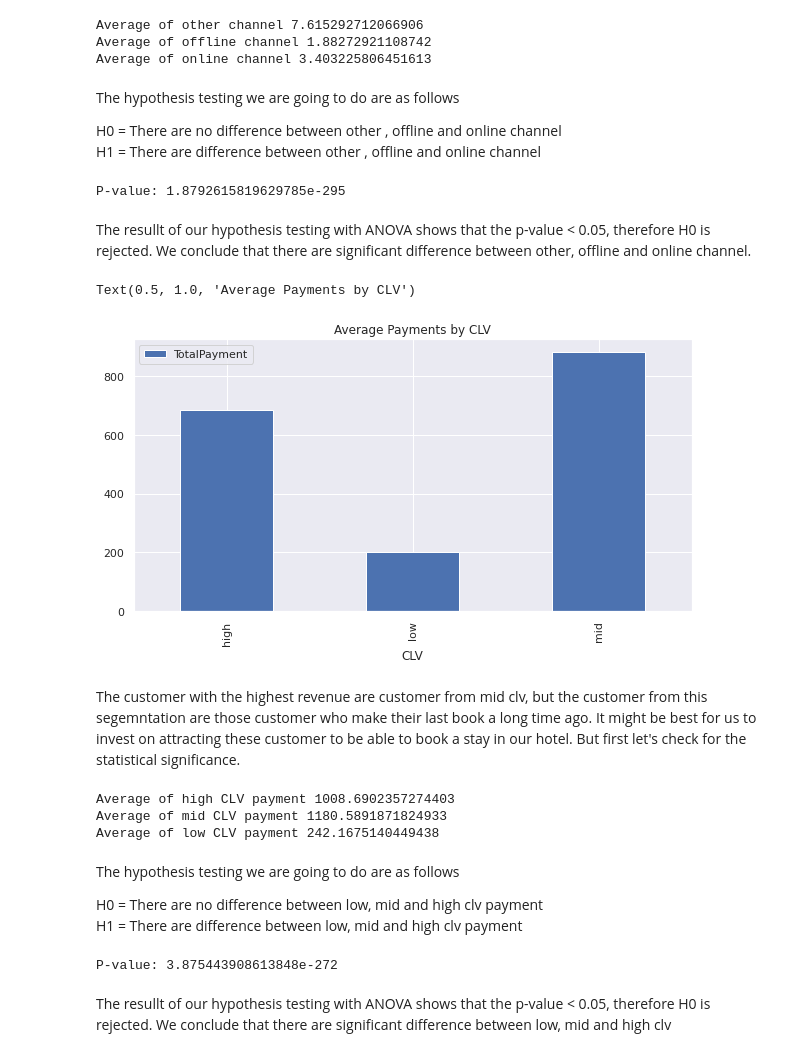
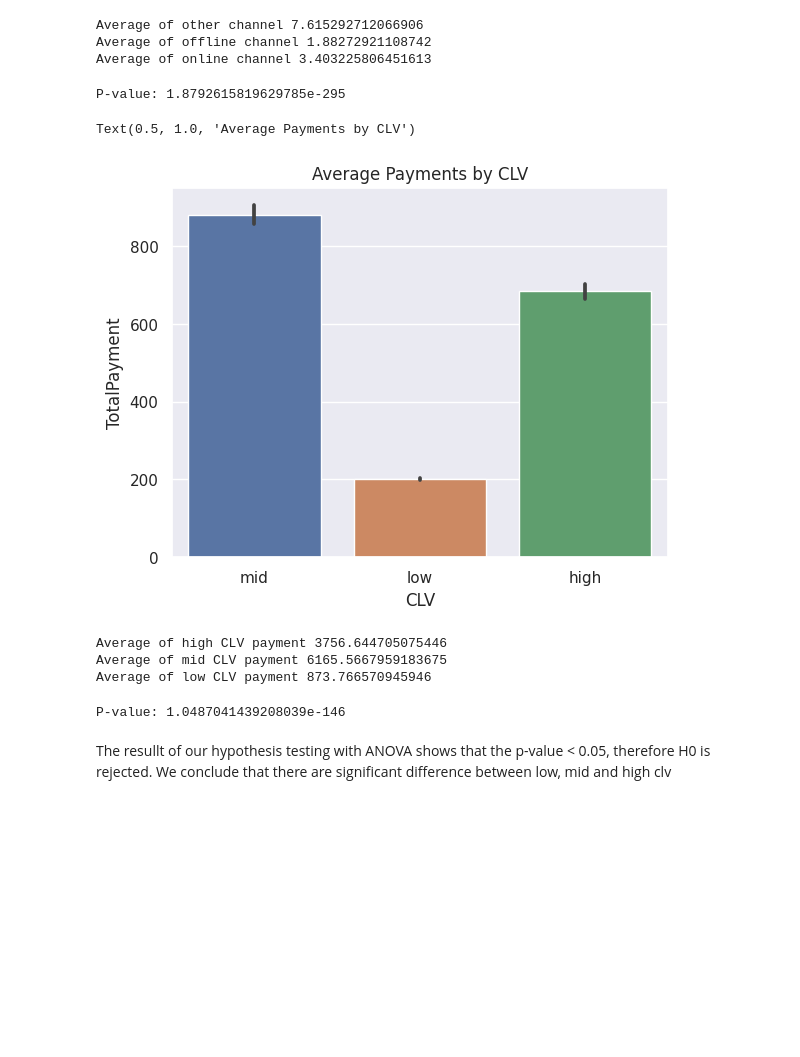
Before and after one commit to bagus-septian/Portofolio, a Jupyter notebook: Customer_Lifetime_Value/clv.ipynb, the cells around one changed output. Drawn from its saved outputs; the diff is of its cells as text; code cells hidden in the pictures; blank space fills up the shorter version.

```diff
--- a/Customer_Lifetime_Value/clv.ipynb
+++ b/Customer_Lifetime_Value/clv.ipynb
@@ -652,9 +623,4 @@ print("Average of online channel",online.mean())
 Average of other channel 7.615292712066906
 Average of offline channel 1.88272921108742
 Average of online channel 3.403225806451613
-# %% [markdown]
-The hypothesis testing we are going to do are as follows
-
-H0 = There are no difference between other , offline and online channel \
-H1 = There are difference between other , offline and online channel
 # %%
@@ -663,41 +628,29 @@ f_stat_channel,p_value_channel = f_oneway(other, offline, online)
 print('P-value:', p_value_channel)
 # %% [output]
 P-value: 1.8792615819629785e-295
-# %% [markdown]
-The resullt of our hypothesis testing with ANOVA shows that the p-value < 0.05, therefore H0 is rejected. We conclude that there are significant difference between other, offline and online channel.
-# %%
-# # Visualization the most popular channel to book a stay
-data.groupby('CLV')[['TotalPayment']].mean().plot(kind='bar', figsize=(10,5))
-plt.title('Average Payments by CLV')
-# %% [output]
-Text(0.5, 1.0, 'Average Payments by CLV')
-[figure, removed]
-# %% [markdown]
-The customer with the highest revenue are customer from mid clv, but the customer from this segemntation are those customer who make their last book a long time ago. It might be best for us to invest on attracting these customer to be able to book a stay in our hotel. But first let's check for the statistical significance.
+# %%
+sns.barplot(x='CLV', y='TotalPayment', data=data)
+plt.title('Average Payments by CLV')
+# %% [output]
+Text(0.5, 1.0, 'Average Payments by CLV')
+[figure, added]
 # %%
-# Defining each group of clv
-high = data[data.CLV == 'high'].groupby('GuestID')['TotalPayment'].sum()
-mid = data[data.CLV == 'mid'].groupby('GuestID')['TotalPayment'].sum()
-low = data[data.CLV == 'low'].groupby('GuestID')['TotalPayment'].sum()
+high = data[data.CLV == 'high'].groupby('ArrivalDate')['TotalPayment'].sum()
+mid = data[data.CLV == 'mid'].groupby('ArrivalDate')['TotalPayment'].sum()
+low = data[data.CLV == 'low'].groupby('ArrivalDate')['TotalPayment'].sum()
 
 print("Average of high CLV payment",high.mean())
 print("Average of mid CLV payment",mid.mean())
 print("Average of low CLV payment",low.mean())
 # %% [output]
-Average of high CLV payment 1008.6902357274403
-Average of mid CLV payment 1180.5891871824933
-Average of low CLV payment 242.1675140449438
+Average of high CLV payment 3756.644705075446
+Average of mid CLV payment 6165.5667959183675
+Average of low CLV payment 873.766570945946
-# %% [markdown]
-The hypothesis testing we are going to do are as follows
-
-H0 = There are no difference between low, mid and high clv payment \
-H1 = There are difference between low, mid and high clv payment
 # %%
-# Hypothesis testing with ANOVA
-f_stat_pay,p_value_pay = f_oneway(high, mid, low)
+f_stat_pay,p_value_pay = stats.f_oneway(high, mid, low)
 print('P-value:', p_value_pay)
 # %% [output]
-P-value: 3.875443908613848e-272
+P-value: 1.0487041439208039e-146
 # %% [markdown]
 The resullt of our hypothesis testing with ANOVA shows that the p-value < 0.05, therefore H0 is rejected. We conclude that there are significant difference between low, mid and high clv
 # %% [markdown]
```
Also changed, not shown: parts of 30 cells of this notebook.
